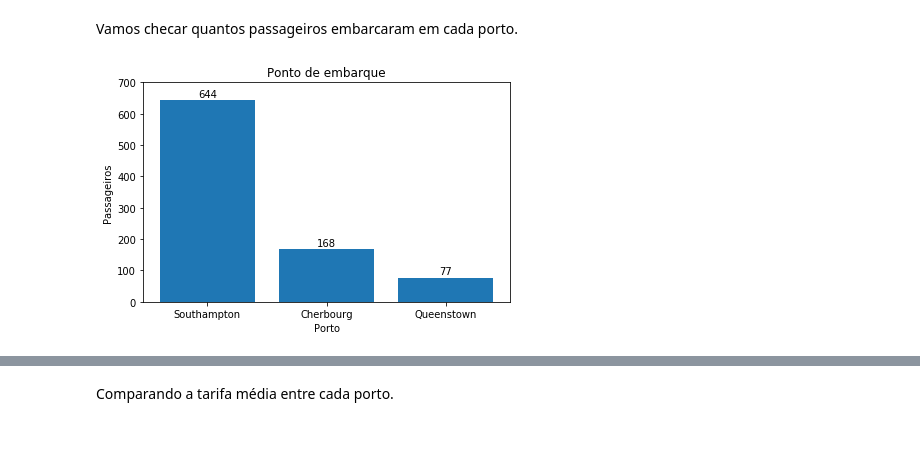
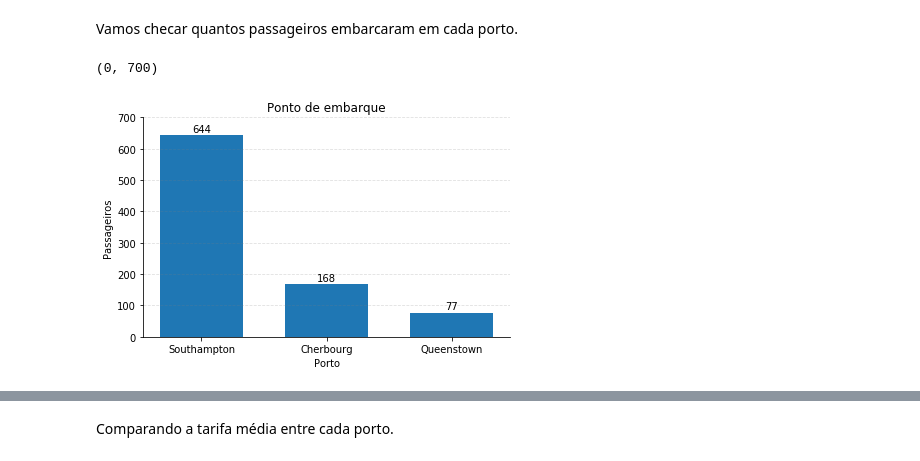
Before and after one commit to gianimpronta/udacity_fdnd_titanic, a Jupyter notebook: titanic.ipynb, the cells around one changed output, grey strips where cells are left out. Drawn from its saved outputs; the diff is of its cells as text; code cells hidden in the pictures.

```diff
--- a/titanic.ipynb
+++ b/titanic.ipynb
@@ -286,0 +272,22 @@ plt.legend();
+# %%
+data = pd.crosstab(clean_df.loc[:, 'pclass'], clean_df.loc[:, 'sex'])
+fig, ax = plt.subplots()
+bar_width = .4
+index = data.index.get_values()
+sexes = data.columns.get_values().tolist()
+for i, sex in enumerate(sexes):
+    ax.barh(
+        y=index + (bar_width * i),
+        width=data.loc[:, sex],
+        label=sex,
+        height=bar_width)
+
+ax.set_title('Classe por sexo')
+ax.set_xlabel('Passageiros')
+ax.set_ylabel('Classe')
+ax.set_yticks(index + bar_width / 2)
+ax.set_yticklabels(index)
+ax.grid(True, linestyle='--', which='major', color='grey', alpha=.25)
+ax.spines['right'].set_visible(False)
+ax.spines['top'].set_visible(False)
+ax.legend()
@@ -291,17 +301,24 @@ O gráfico acima mostra como os passageiros de diferentes sexos estão distribu
 # %% [markdown]
 Vamos checar quantos passageiros embarcaram em cada porto.
 # %%
-data=clean_df.embarked.value_counts()
-labels=data.index.get_values()
+data = clean_df.embarked.value_counts()
+labels = data.index.get_values()
+bar_width = 1 / 1.5
 fig, ax = plt.subplots()
 
-ax.bar(x=np.arange(1,4), height=data,
-       tick_label=labels.tolist());
-ax.set(title='Ponto de embarque', ylabel='Passageiros',
-      xlabel='Porto');
+ax.bar(
+    x=np.arange(1, 4),
+    height=data,
+    width=bar_width,
+    tick_label=labels.tolist())
+ax.set(title='Ponto de embarque', ylabel='Passageiros', xlabel='Porto')
 for i, v in enumerate(data):
-    ax.annotate(v, xy=(i+1, v+10), ha='center')
+    ax.annotate(v, xy=(i + 1, v + 10), ha='center')
 fig.tight_layout()
-ax.set_ylim(0,700);
+ax.spines['right'].set_visible(False)
+ax.spines['top'].set_visible(False)
+ax.yaxis.grid(True, linestyle='--', which='major', color='grey', alpha=.25)
+ax.set_ylim(0, 700)
 # %% [output]
+(0, 700)
-[figure, old version]
+[figure, new version]
```
Also changed, not shown: parts of 32 cells of this notebook.
